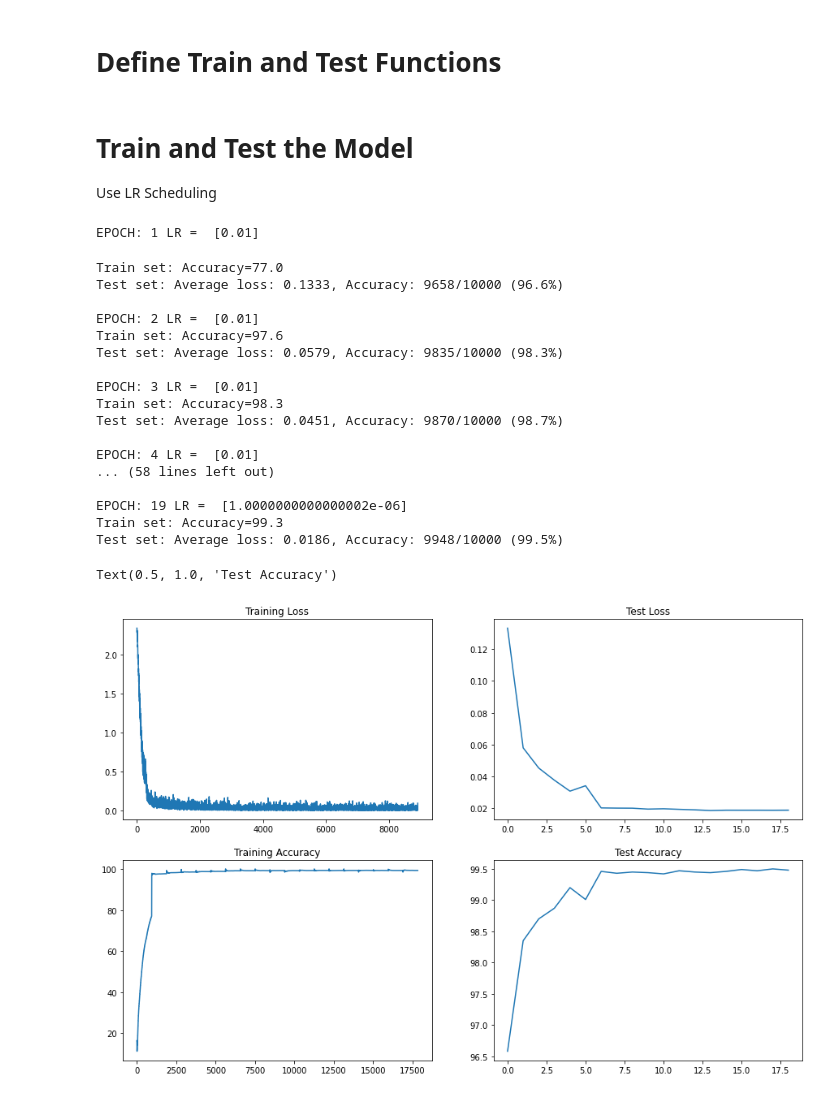
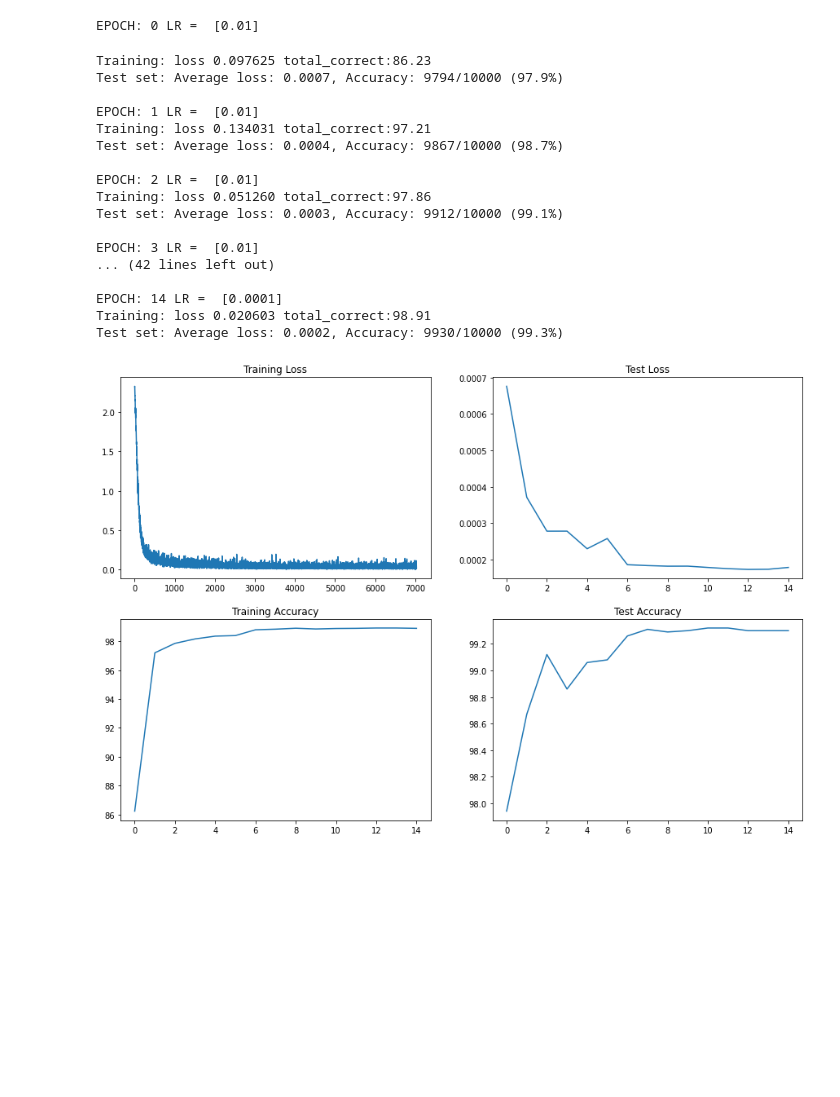
Before and after one commit to parth1993/tsai-eva6, a Jupyter notebook: Assignments/S5/EVA6_Session5_CODE5.ipynb, the cells around one changed output. Cells and saved outputs as stored; diff of their text form; code cells hidden in the pictures; blank space fills up the shorter version.

```diff
--- a/Assignments/S5/EVA6_Session5_CODE5.ipynb
+++ b/Assignments/S5/EVA6_Session5_CODE5.ipynb
@@ -192,2 +163,0 @@ test_loader = torch.utils.data.DataLoader(test_set, batch_size=batch_size, shuff
-# %% [markdown]
-# Define Train and Test Functions
@@ -236,3 +163,0 @@ def test(model, device, test_loader):
-# %% [markdown]
-# Train and Test the Model
-Use LR Scheduling
@@ -239,52 +218,42 @@ Use LR Scheduling
 # %%
-from torch.optim.lr_scheduler import StepLR,OneCycleLR
-
-# will be used while plotting graphs
-
-training_losses = []
-testing_losses = []
-training_accuracy = []
-testing_accuracy = []
-
-
 model = Net().to(device)
 optimizer = optim.SGD(model.parameters(), lr=0.01, momentum=0.9)
 scheduler = StepLR(optimizer, step_size=6, gamma=0.1)
 
-for epoch in range(1, 20):
+for epoch in range(0, 15):
     print("EPOCH:", epoch, "LR = ", scheduler.get_lr())
     train(model, device, train_loader, optimizer, epoch)
+    scheduler.step()
     test(model, device, test_loader)
-    scheduler.step()
 # %% [output]
-EPOCH: 1 LR =  [0.01]
+EPOCH: 0 LR =  [0.01]
-Train set: Accuracy=77.0
-Test set: Average loss: 0.1333, Accuracy: 9658/10000 (96.6%)
+Training: loss 0.097625 total_correct:86.23
+Test set: Average loss: 0.0007, Accuracy: 9794/10000 (97.9%)
+
+EPOCH: 1 LR =  [0.01]
+Training: loss 0.134031 total_correct:97.21
+Test set: Average loss: 0.0004, Accuracy: 9867/10000 (98.7%)
 
 EPOCH: 2 LR =  [0.01]
-Train set: Accuracy=97.6
-Test set: Average loss: 0.0579, Accuracy: 9835/10000 (98.3%)
+Training: loss 0.051260 total_correct:97.86
+Test set: Average loss: 0.0003, Accuracy: 9912/10000 (99.1%)
 
 EPOCH: 3 LR =  [0.01]
-Train set: Accuracy=98.3
-Test set: Average loss: 0.0451, Accuracy: 9870/10000 (98.7%)
+... (42 lines left out)
 
-EPOCH: 4 LR =  [0.01]
-... (58 lines left out)
-
-EPOCH: 19 LR =  [1.0000000000000002e-06]
-Train set: Accuracy=99.3
-Test set: Average loss: 0.0186, Accuracy: 9948/10000 (99.5%)
+EPOCH: 14 LR =  [0.0001]
+Training: loss 0.020603 total_correct:98.91
+Test set: Average loss: 0.0002, Accuracy: 9930/10000 (99.3%)
 # %%
 fig, axs = plt.subplots(2,2,figsize=(15,10))
-axs[0, 0].plot(training_losses)
+axs[0, 0].plot(training_MNIST_loss)
 axs[0, 0].set_title("Training Loss")
-axs[1, 0].plot(training_accuracy)
+axs[1, 0].plot(training_MNIST_accuracy)
 axs[1, 0].set_title("Training Accuracy")
-axs[0, 1].plot(testing_losses)
+axs[0, 1].plot(testing_MNIST_loss)
 axs[0, 1].set_title("Test Loss")
-axs[1, 1].plot(testing_accuracy)
+axs[1, 1].plot(testing_MNIST_accuracy)
 axs[1, 1].set_title("Test Accuracy")
+training_MNIST_loss, training_MNIST_accuracy, testing_MNIST_accuracy, testing_MNIST_loss=[], [], [], []
 # %% [output]
-Text(0.5, 1.0, 'Test Accuracy')
-[figure, old version]
+[figure, new version]
```
Also changed, not shown: parts of 17 cells of this notebook.
